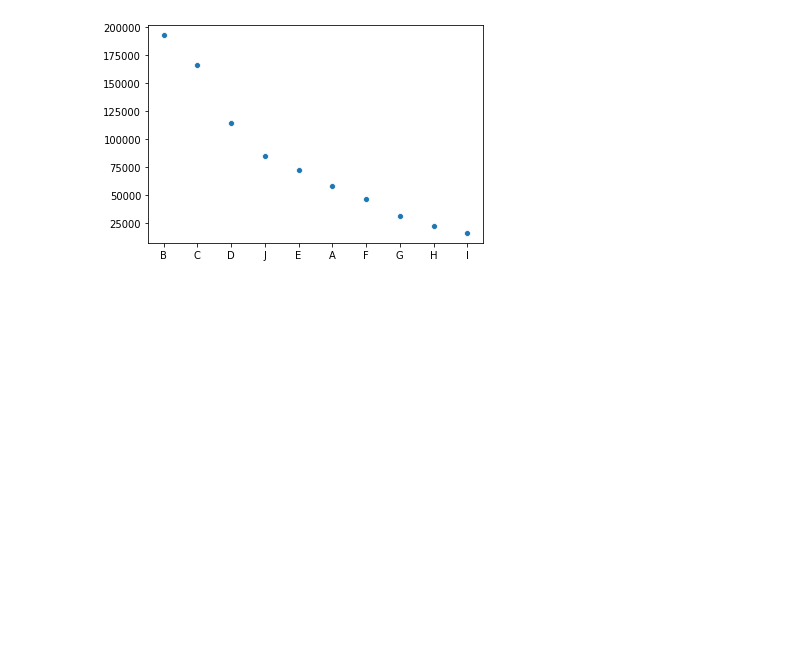
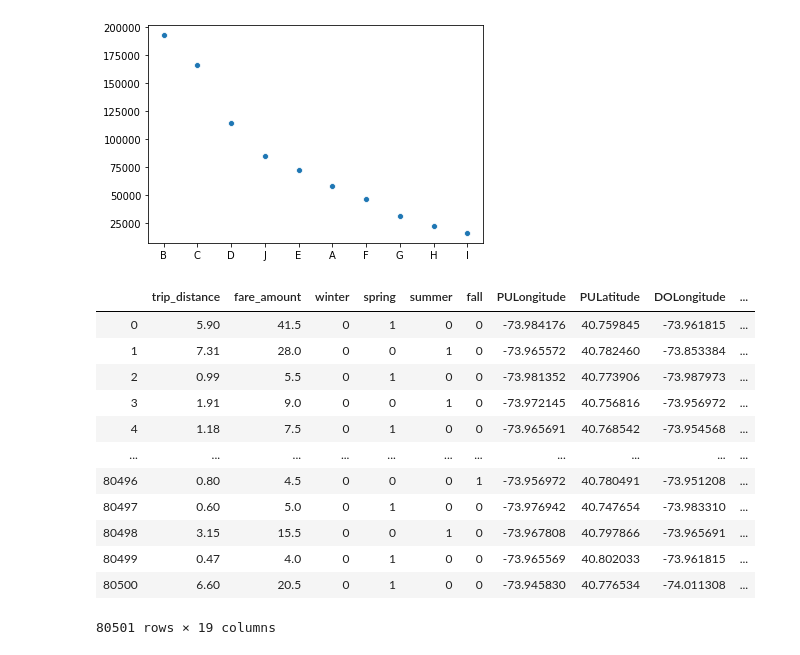
Before and after one commit to JacobHelwig/Fare-Prediction, a Jupyter notebook: Taxi Exploration.ipynb, the cells around one changed output. Cells and saved outputs as stored; diff of their text form; code cells hidden in the pictures; blank space fills up the shorter version.

```diff
--- a/Taxi Exploration.ipynb
+++ b/Taxi Exploration.ipynb
@@ -950,3 +959,20 @@ taxi_clean_sm.to_csv(r"taxi_clean_small.csv", index = False)
 taxi_clean_med.to_csv(r"taxi_clean_med.csv", index = False)
 
 taxi_clean_lg.to_csv(r"taxi_clean_lg.csv", index = False)
+# %%
+import pandas as pd
+pd.read_csv("taxi_clean_lg.csv")
+# %% [output]
+|  | trip_distance | fare_amount | winter | spring | summer | fall | PULongitude | PULatitude | DOLongitude | ... |
+| 0 | 5.90 | 41.5 | 0 | 1 | 0 | 0 | -73.984176 | 40.759845 | -73.961815 | ... |
+| 1 | 7.31 | 28.0 | 0 | 0 | 1 | 0 | -73.965572 | 40.782460 | -73.853384 | ... |
+| 2 | 0.99 | 5.5 | 0 | 1 | 0 | 0 | -73.981352 | 40.773906 | -73.987973 | ... |
+| 3 | 1.91 | 9.0 | 0 | 0 | 1 | 0 | -73.972145 | 40.756816 | -73.956972 | ... |
+| 4 | 1.18 | 7.5 | 0 | 1 | 0 | 0 | -73.965691 | 40.768542 | -73.954568 | ... |
+| ... | ... | ... | ... | ... | ... | ... | ... | ... | ... | ... |
+| 80496 | 0.80 | 4.5 | 0 | 0 | 0 | 1 | -73.956972 | 40.780491 | -73.951208 | ... |
+| 80497 | 0.60 | 5.0 | 0 | 1 | 0 | 0 | -73.976942 | 40.747654 | -73.983310 | ... |
+| 80498 | 3.15 | 15.5 | 0 | 0 | 1 | 0 | -73.967808 | 40.797866 | -73.965691 | ... |
+| 80499 | 0.47 | 4.0 | 0 | 1 | 0 | 0 | -73.965569 | 40.802033 | -73.961815 | ... |
+| 80500 | 6.60 | 20.5 | 0 | 1 | 0 | 0 | -73.945830 | 40.776534 | -74.011308 | ... |
+80501 rows × 19 columns
```
Also changed, not shown: parts of 1 cell of this notebook, 1 other file.
